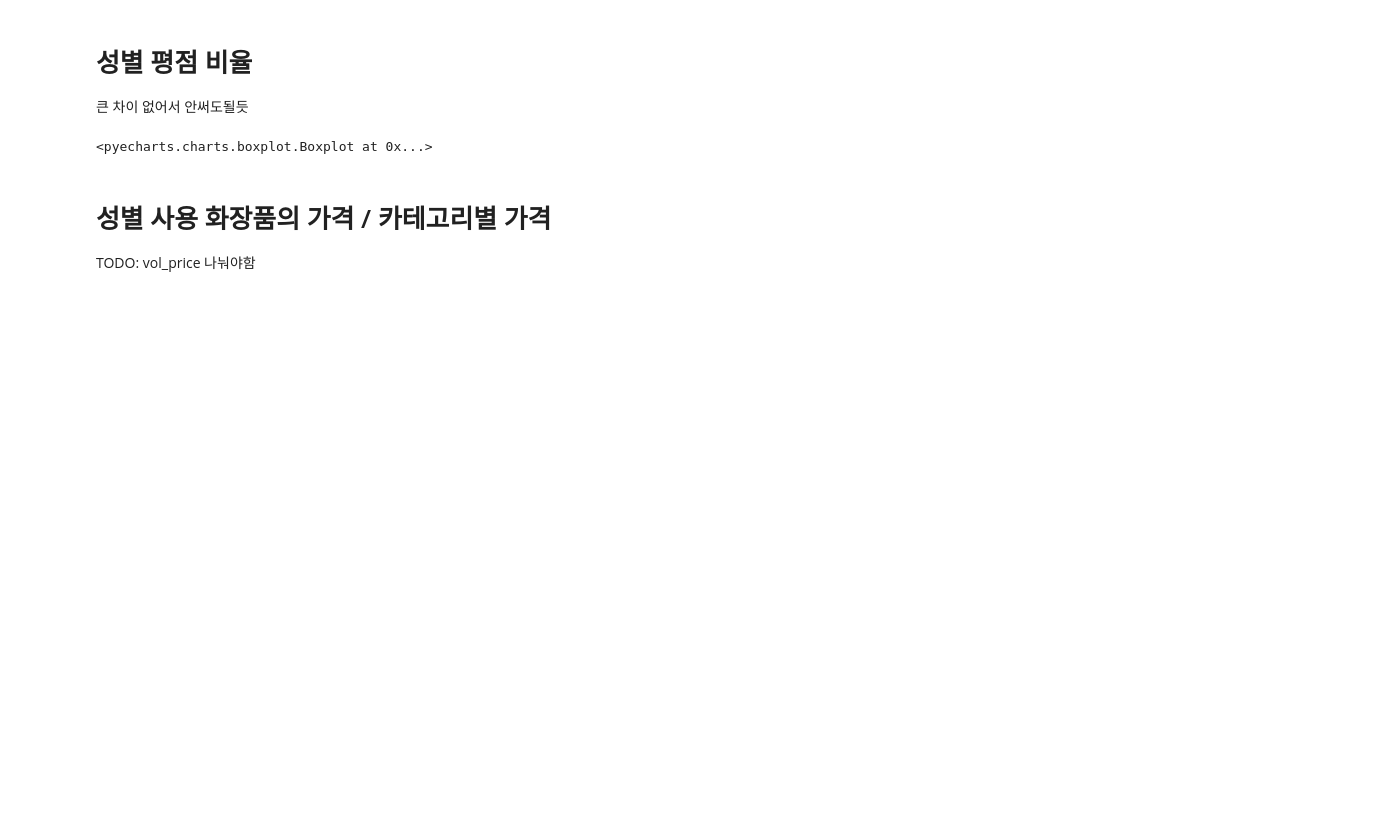
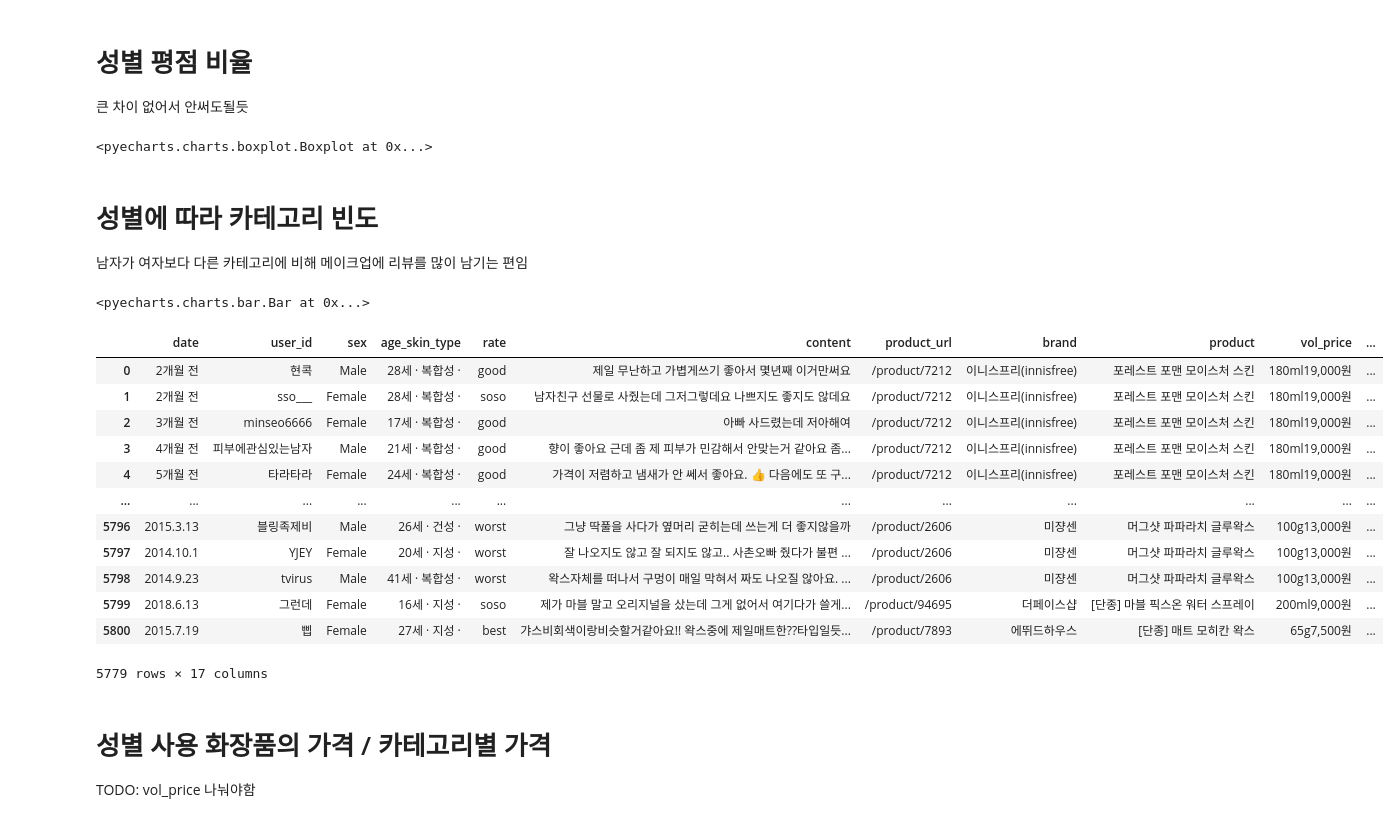
Before and after one commit to DataNetworkAnalysis/Cosmetic-Recommendation-for-Man, a Jupyter notebook: notebook/EDA.ipynb, the cells around one changed output. Drawn from its saved outputs; the diff is of its cells as text; code cells hidden in the pictures; blank space fills up the shorter version.

```diff
--- a/notebook/EDA.ipynb
+++ b/notebook/EDA.ipynb
@@ -180,6 +204,36 @@ boxplot_star.add("", x_axis, y_axis)
 boxplot_star
 # %% [output]
 <pyecharts.charts.boxplot.Boxplot at 0x...>
+# %% [markdown]
+# 성별에 따라 카테고리 빈도
+
+남자가 여자보다 다른 카테고리에 비해 메이크업에 리뷰를 많이 남기는 편임
+# %%
+sex_cat = glowpick.groupby('sex').category.value_counts(normalize=True).unstack().T
+sex_cat = round(sex_cat,3)
+sex_cat = sex_cat.sort_values('Male',ascending=False)
+bar_cat = pye.Bar('성별에 따라 카테고리 빈도', width=1000)
+bar_cat.add('여자',sex_cat.index, sex_cat['Female'], xaxis_rotate=30, mark_line=['max'])
+bar_cat.add('남자',sex_cat.index, sex_cat['Male'], xaxis_rotate=30, mark_line=['max'])
+bar_cat
+# %% [output]
+<pyecharts.charts.bar.Bar at 0x...>
+# %%
+glowpick
+# %% [output]
+|  | date | user_id | sex | age_skin_type | rate | content | product_url | brand | product | vol_price | ... |
+| 0 | 2개월 전 | 현콕 | Male | 28세 · 복합성 · | good | 제일 무난하고 가볍게쓰기 좋아서 몇년째 이거만써요 | /product/7212 | 이니스프리(innisfree) | 포레스트 포맨 모이스처 스킨 | 180ml19,000원 | ... |
+| 1 | 2개월 전 | sso___ | Female | 28세 · 복합성 · | soso | 남자친구 선물로 사줬는데 그저그렇데요 나쁘지도 좋지도 않데요 | /product/7212 | 이니스프리(innisfree) | 포레스트 포맨 모이스처 스킨 | 180ml19,000원 | ... |
+| 2 | 3개월 전 | minseo6666 | Female | 17세 · 복합성 · | good | 아빠 사드렸는데 저아해여 | /product/7212 | 이니스프리(innisfree) | 포레스트 포맨 모이스처 스킨 | 180ml19,000원 | ... |
+| 3 | 4개월 전 | 피부에관심있는남자 | Male | 21세 · 복합성 · | good | 향이 좋아요 근데 좀 제 피부가 민감해서 안맞는거 같아요 좀... | /product/7212 | 이니스프리(innisfree) | 포레스트 포맨 모이스처 스킨 | 180ml19,000원 | ... |
+| 4 | 5개월 전 | 타라타라 | Female | 24세 · 복합성 · | good | 가격이 저렴하고 냄새가 안 쎄서 좋아요. 👍 다음에도 또 구... | /product/7212 | 이니스프리(innisfree) | 포레스트 포맨 모이스처 스킨 | 180ml19,000원 | ... |
+| ... | ... | ... | ... | ... | ... | ... | ... | ... | ... | ... | ... |
+| 5796 | 2015.3.13 | 블링족제비 | Male | 26세 · 건성 · | worst | 그냥 딱풀을 사다가 옆머리 굳히는데 쓰는게 더 좋지않을까 | /product/2606 | 미쟝센 | 머그샷 파파라치 글루왁스 | 100g13,000원 | ... |
+| 5797 | 2014.10.1 | YJEY | Female | 20세 · 지성 · | worst | 잘 나오지도 않고 잘 되지도 않고.. 사촌오빠 줬다가 불편 ... | /product/2606 | 미쟝센 | 머그샷 파파라치 글루왁스 | 100g13,000원 | ... |
+| 5798 | 2014.9.23 | tvirus | Male | 41세 · 복합성 · | worst | 왁스자체를 떠나서 구멍이 매일 막혀서 짜도 나오질 않아요. ... | /product/2606 | 미쟝센 | 머그샷 파파라치 글루왁스 | 100g13,000원 | ... |
+| 5799 | 2018.6.13 | 그런데 | Female | 16세 · 지성 · | soso | 제가 마블 말고 오리지널을 샀는데 그게 없어서 여기다가 쓸게... | /product/94695 | 더페이스샵 | [단종] 마블 픽스온 워터 스프레이 | 200ml9,000원 | ... |
+| 5800 | 2015.7.19 | 삡 | Female | 27세 · 지성 · | best | 갸스비회색이랑비슷할거같아요!! 왁스중에 제일매트한??타입일듯... | /product/7893 | 에뛰드하우스 | [단종] 매트 모히칸 왁스 | 65g7,500원 | ... |
+5779 rows × 17 columns
 # %% [markdown]
 # 성별 사용 화장품의 가격 / 카테고리별 가격
 
```
Also changed, not shown: parts of 12 cells of this notebook, 14 other files.
